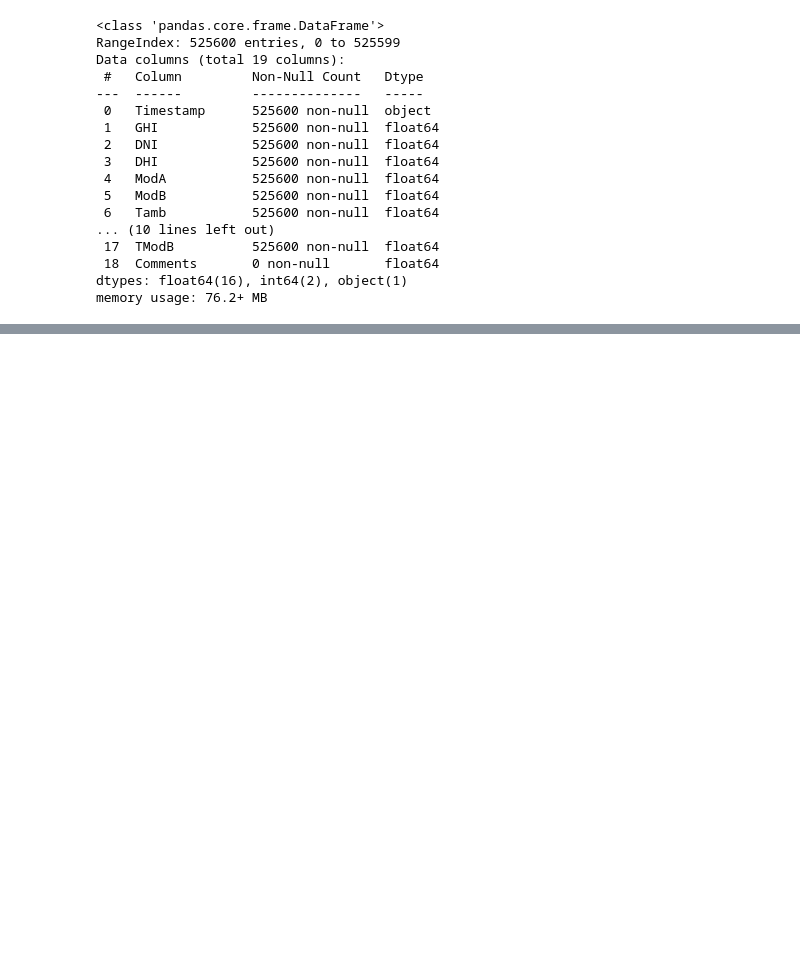
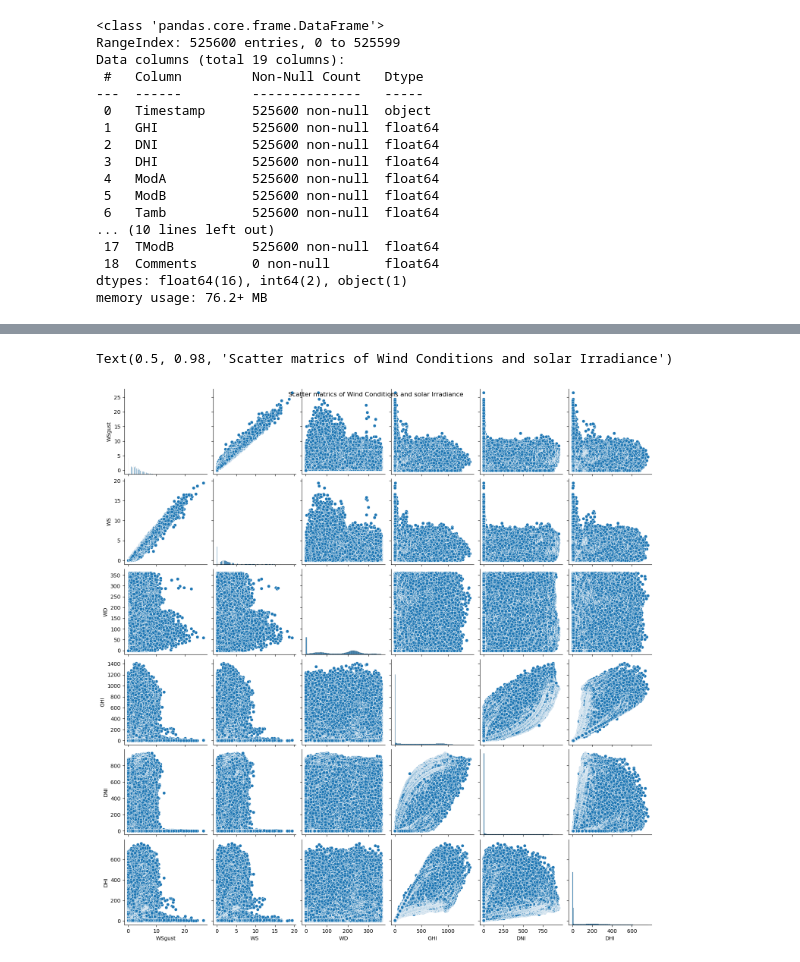
Before and after one commit to feysail/Week_0, a Jupyter notebook: notebooks/bennin-malevie.ipynb, the cells around one changed output, grey strips where cells are left out. Saved outputs shown, nothing was run; the diff lists cells and outputs as text; code cells hidden in the pictures; blank space fills up the shorter version.

```diff
--- a/notebooks/bennin-malevie.ipynb
+++ b/notebooks/bennin-malevie.ipynb
@@ -52,0 +172,7 @@ check for
+# %%
+df_new=df[['WSgust','WS','WD','GHI','DNI','DHI']]
+sns.pairplot(df_new)
+plt.suptitle('Scatter matrics of Wind Conditions and solar Irradiance')
+# %% [output]
+Text(0.5, 0.98, 'Scatter matrics of Wind Conditions and solar Irradiance')
+[figure, added]
```
Also changed, not shown: parts of 19 cells of this notebook.
